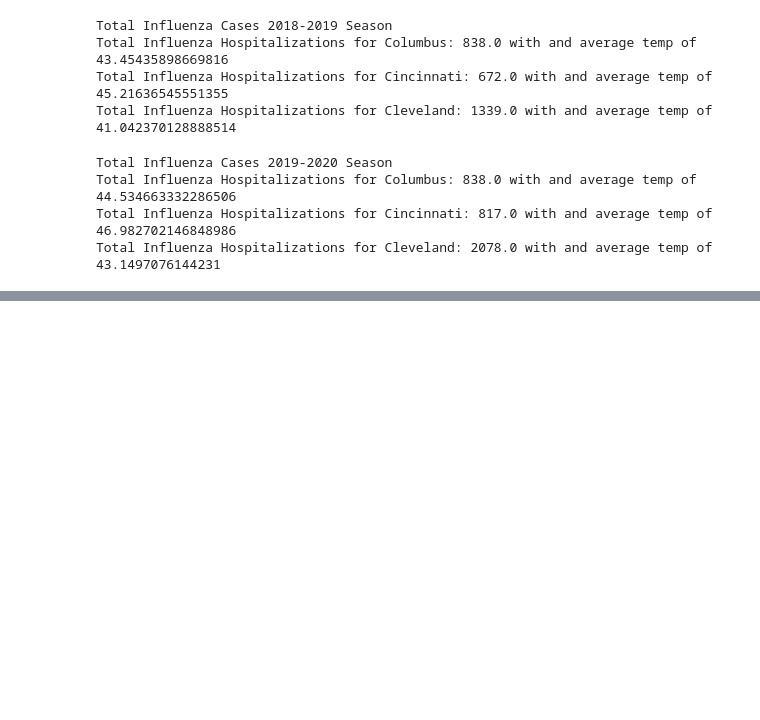
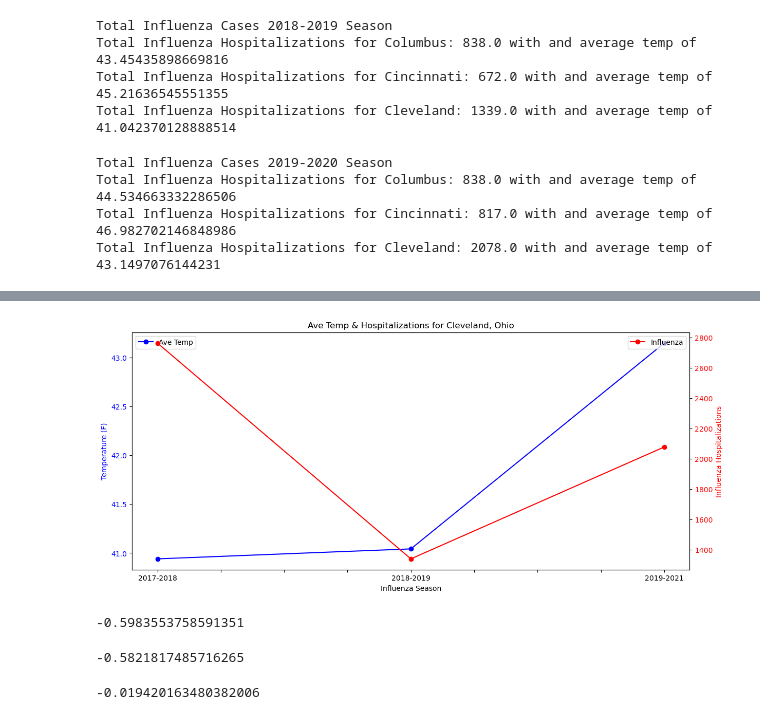
Before and after one commit to brian-campbell/ai-bootcamp-project-1, a Jupyter notebook: project-1-mike-2.ipynb, the cells around one changed output, grey strips where cells are left out. Drawn from its saved outputs; the diff is of its cells as text; code cells hidden in the pictures; blank space fills up the shorter version.

```diff
--- a/project-1-mike-2.ipynb
+++ b/project-1-mike-2.ipynb
@@ -548,0 +622,43 @@ Total Influenza Hospitalizations for Cleveland: 2078.0 with and average temp of
+# %%
+# create a lot with both average temp and hospitalizations for Cleveland
+fig, ax1 = plt.subplots(figsize=(14, 6))
+
+# Plot invluenza temp on first y axis
+ax1.plot(df_condensed['cleveland_temps'], color='b', marker='o', label='Ave Temp')
+ax1.set_xlabel('Influenza Season')
+ax1.set_ylabel('Temperature (F)', color='b')
+ax1.tick_params(axis='y', labelcolor='b')
+
+# plot temperature on sencond y axis
+ax2 = ax1.twinx()
+ax2.plot(df_condensed['cleveland_influenza'], color='r', marker='o', label='Influenza')
+ax2.set_ylabel('Influenza Hospitalizations', color='r')
+ax2.tick_params(axis='y', labelcolor='r')
+
+# Add legends
+ax1.legend(loc='upper left')
+ax2.legend(loc='upper right')
+
+# Set custom x-axis labels
+custom_labels = ["",'2017-2018', "","","",'2018-2019', "","","",'2019-2021']
+ax1.set_xticklabels(custom_labels)
+
+# Add a title
+plt.title('Ave Temp & Hospitalizations for Cleveland, Ohio')
+
+# Show the plot
+plt.show()
+# %% [output]
+[figure, added]
+# %%
+df_condensed['columbus_temps'].corr(df_condensed['columbus_influenza'])
+# %% [output]
+-0.5983553758591351
+# %%
+df_condensed['cincinnati_temps'].corr(df_condensed['cincinnati_influenza'])
+# %% [output]
+-0.5821817485716265
+# %%
+df_condensed['cleveland_temps'].corr(df_condensed['cleveland_influenza'])
+# %% [output]
+-0.019420163480382006
```
Also changed, not shown: parts of 4 cells of this notebook.
